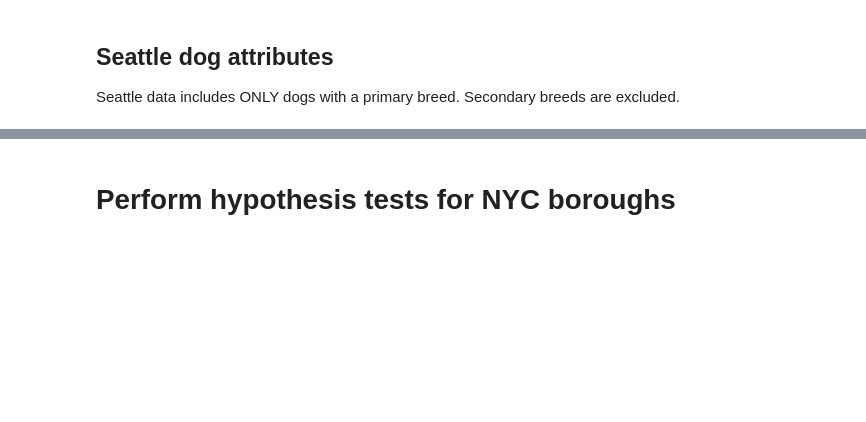
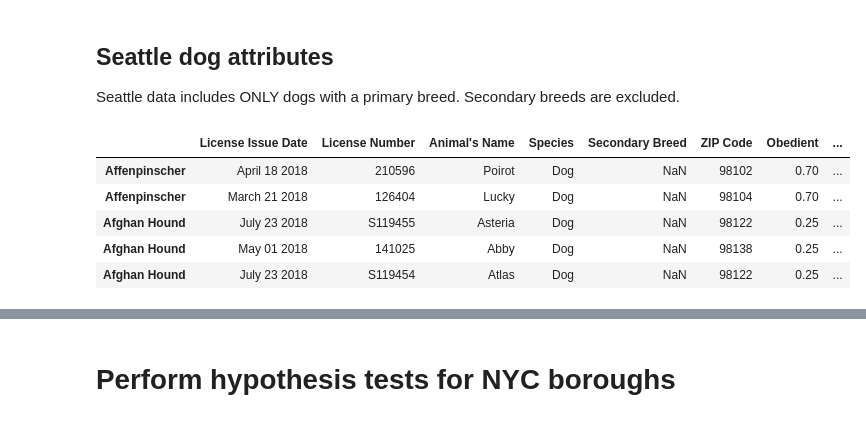
Before and after one commit to Save-All-The-Pets/dog_attributes, a Jupyter notebook: src/analysis.ipynb, the cells around one changed output, grey strips where cells are left out. Saved outputs shown, nothing was run; the diff lists cells and outputs as text; code cells hidden in the pictures; blank space fills up the shorter version.

```diff
--- a/src/analysis.ipynb
+++ b/src/analysis.ipynb
@@ -337,6 +365,13 @@ Seattle data includes ONLY dogs with a primary breed. Secondary breeds are exclu
 # %%
 seattle_attrib = seattle_registry[pd.isnull(seattle_registry['Secondary Breed'])]
 seattle_attrib = seattle_registry.set_index('Primary Breed').join(attrib, how='left')
-seattle_attrib
+seattle_attrib.head()
+# %% [output]
+|  | License Issue Date | License Number | Animal's Name | Species | Secondary Breed | ZIP Code | Obedient | ... |
+| Affenpinscher | April 18 2018 | 210596 | Poirot | Dog | NaN | 98102 | 0.70 | ... |
+| Affenpinscher | March 21 2018 | 126404 | Lucky | Dog | NaN | 98104 | 0.70 | ... |
+| Afghan Hound | July 23 2018 | S119455 | Asteria | Dog | NaN | 98122 | 0.25 | ... |
+| Afghan Hound | May 01 2018 | 141025 | Abby | Dog | NaN | 98138 | 0.25 | ... |
+| Afghan Hound | July 23 2018 | S119454 | Atlas | Dog | NaN | 98122 | 0.25 | ... |
 # %%
 seattle_attrib.describe()
```
Also changed, not shown: parts of 17 cells of this notebook.
